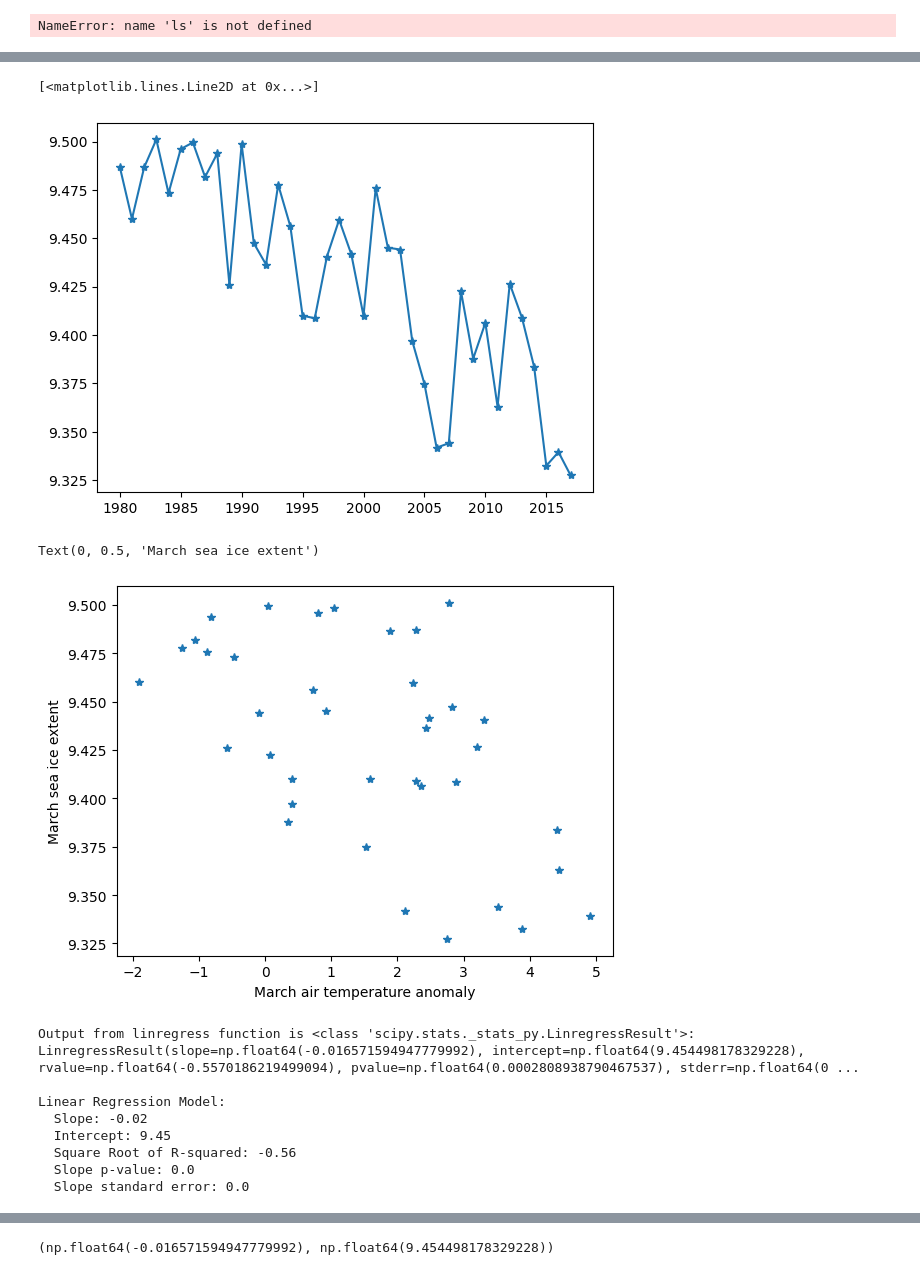
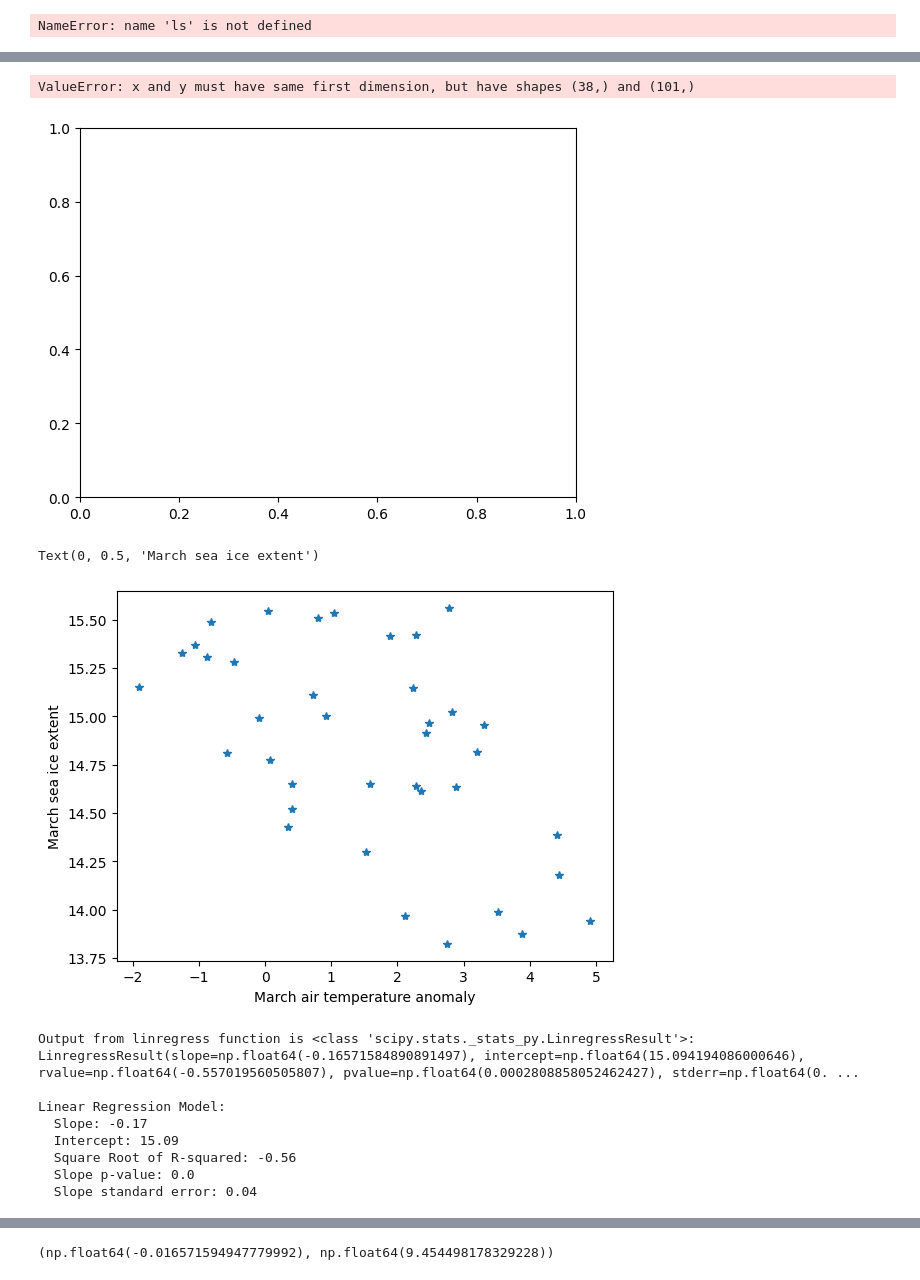
Before and after one commit to milicak/Data_Analysis_Course, a Jupyter notebook: Linear_Regression.ipynb, the cells around one changed output, grey strips where cells are left out. Drawn from its saved outputs; the diff is of its cells as text; code cells hidden in the pictures.

```diff
--- a/Linear_Regression.ipynb
+++ b/Linear_Regression.ipynb
@@ -109,6 +94,7 @@ sample_data/                                sibt_areas_v2.csv
 # %%
 ds = xr.open_dataset('G10010_sibt1850_v2.0.nc')
-aice = ds.seaice_conc*ds.Gridcell_Area
+ds = ds.sel(time=slice('1980-01-01','2017-12-31'))
+aice = ds.seaice_conc.where(ds.seaice_conc!=120)/100
+aice = aice*ds.Gridcell_Area
 aice = aice.sum(('longitude','latitude'))
-aice = aice.sel(time=slice('1980-01-01','2017-12-31'))
-aice = aice*1e-9
+aice = aice*1e-6
@@ -115,11 +106,11 @@ aice = aice*1e-9
 # %%
 # plot march
 time = np.arange(1980,2018)
-X = aice[2::12]
+X = aice[8::12]
 plt.plot(time,X,'-*')
 # %% [output]
-[<matplotlib.lines.Line2D at 0x...>]
+ValueError: x and y must have same first dimension, but have shapes (38,) and (101,)
-[figure, old version]
+[figure, new version]
 # %%
 # plot March sea ice extent vs March air temperature anomaly
 y = aice[2::12]
@@ -129,7 +120,7 @@ plt.xlabel('March air temperature anomaly')
 plt.ylabel('March sea ice extent')
 # %% [output]
 Text(0, 0.5, 'March sea ice extent')
-[figure, old version]
+[figure, new version]
 # %%
 import scipy.stats as st                                    # statistical methods
 from sklearn.linear_model import LinearRegression           # scikit-learning multilinear regression
@@ -144,14 +135,14 @@ print('  Slope p-value: ' + str(round(linear.pvalue,2)))
 print('  Slope standard error: ' + str(round(linear.stderr,2)))
 # %% [output]
 Output from linregress function is <class 'scipy.stats._stats_py.LinregressResult'>:
-LinregressResult(slope=np.float64(-0.016571594947779992), intercept=np.float64(9.454498178329228), rvalue=np.float64(-0.5570186219499094), pvalue=np.float64(0.0002808938790467537), stderr=np.float64(0 ...
+LinregressResult(slope=np.float64(-0.16571584890891497), intercept=np.float64(15.094194086000646), rvalue=np.float64(-0.557019560505807), pvalue=np.float64(0.0002808858052462427), stderr=np.float64(0. ...
 
 Linear Regression Model:
-  Slope: -0.02
-  Intercept: 9.45
+  Slope: -0.17
+  Intercept: 15.09
   Square Root of R-squared: -0.56
   Slope p-value: 0.0
-  Slope standard error: 0.0
+  Slope standard error: 0.04
 # %%
 # Visualize the Linear Regression Model
 # Now let's visualize the linear regression model with the data.
```
Also changed, not shown: parts of 20 cells of this notebook.
